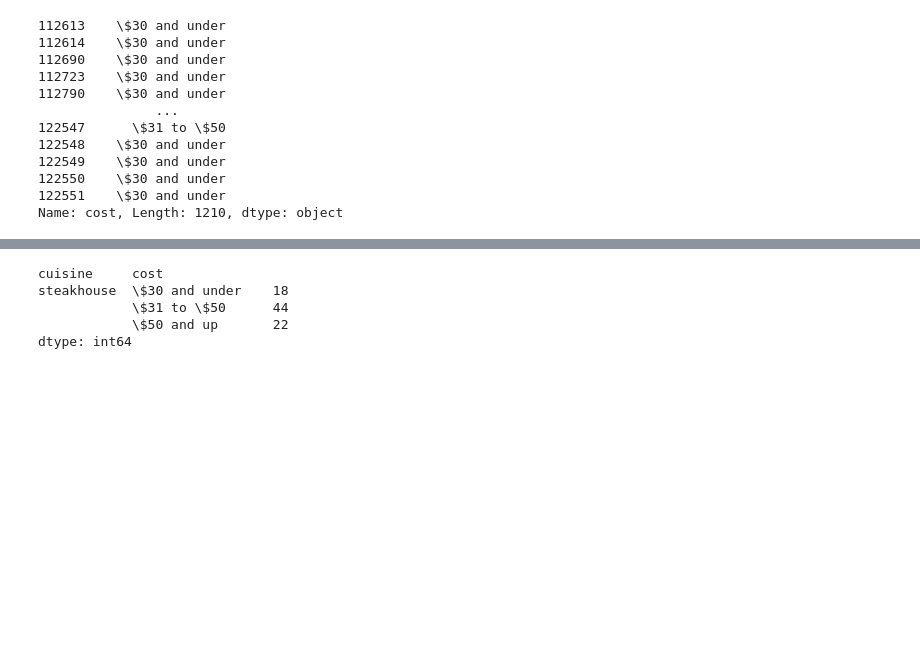
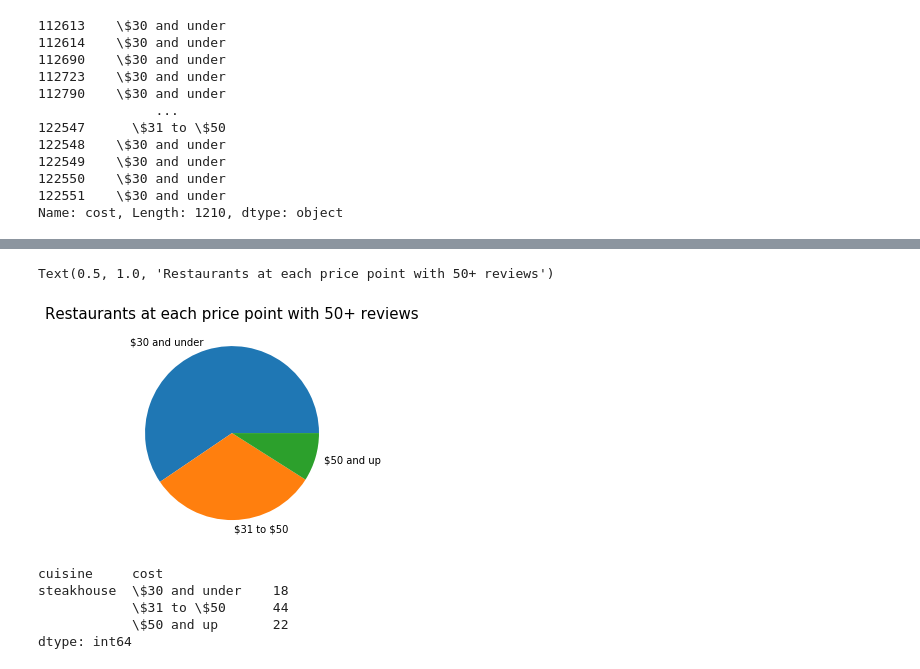
Before and after one commit to MichaelEmmert/OpenTable, a Jupyter notebook: opentableanalysis.ipynb, the cells around one changed output, grey strips where cells are left out. Cells and saved outputs as stored; diff of their text form; code cells hidden in the pictures; blank space fills up the shorter version.

```diff
--- a/opentableanalysis.ipynb
+++ b/opentableanalysis.ipynb
@@ -429,5 +433,7 @@ ax = sns.boxplot(x="cuisine", y="rating", data=x_total)
 # Every used graph
 # %%
 ot_rating = ot.dropna(subset = ['rating','review_count'])
-ot_rating = ot_rating.loc[ot_rating.review_count >= 100]
+ot_rating = ot_rating.loc[ot_rating.review_count >= 50]
 ot_rating.cuisine = ot_rating.cuisine.str.strip().str.lower()
+ot_rating.sample(5)[['area','location','name','cuisine','cost','rating','review_count','promoted']].set_index('area')
+len(ot_rating)
@@ -684,3 +700,12 @@ Text(0.5, 1.0, 'Chicago Restraunts at Each Price Point')
+# %%
+grouped_cost_size = pd.DataFrame(ot_rating.groupby('cost').size(),columns = ['restaurant_count'])
+
+grouped_cost_size.plot(kind = 'pie', y = 'restaurant_count',legend = False)
+plt.ylabel('')
+plt.title('Restaurants at each price point with 50+ reviews', fontsize = 15)
+# %% [output]
+Text(0.5, 1.0, 'Restaurants at each price point with 50+ reviews')
+[figure, added]
 # %%
 chicago_cost_size = chicago.loc[chicago.cuisine == 'steakhouse'].groupby(['cuisine','cost'])
 chicago_cost_size.size()
```
Also changed, not shown: parts of 7 cells of this notebook, 3 other files.
